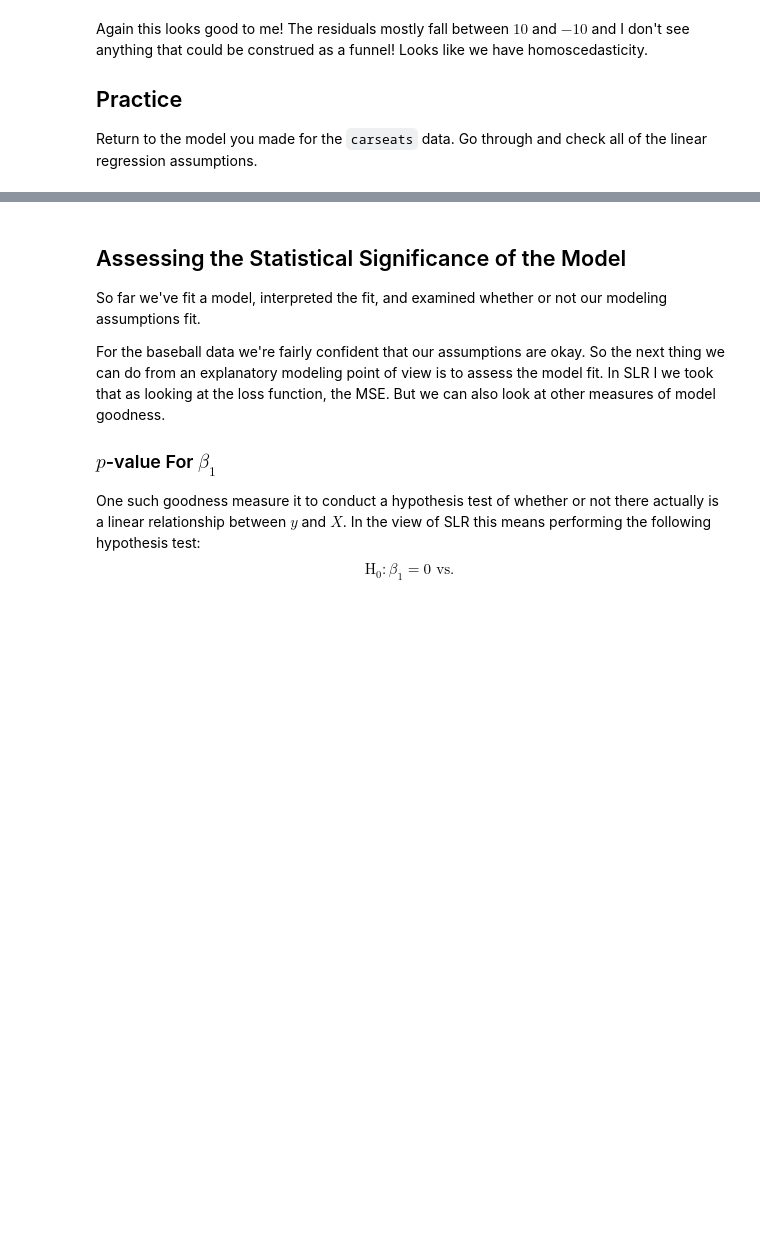
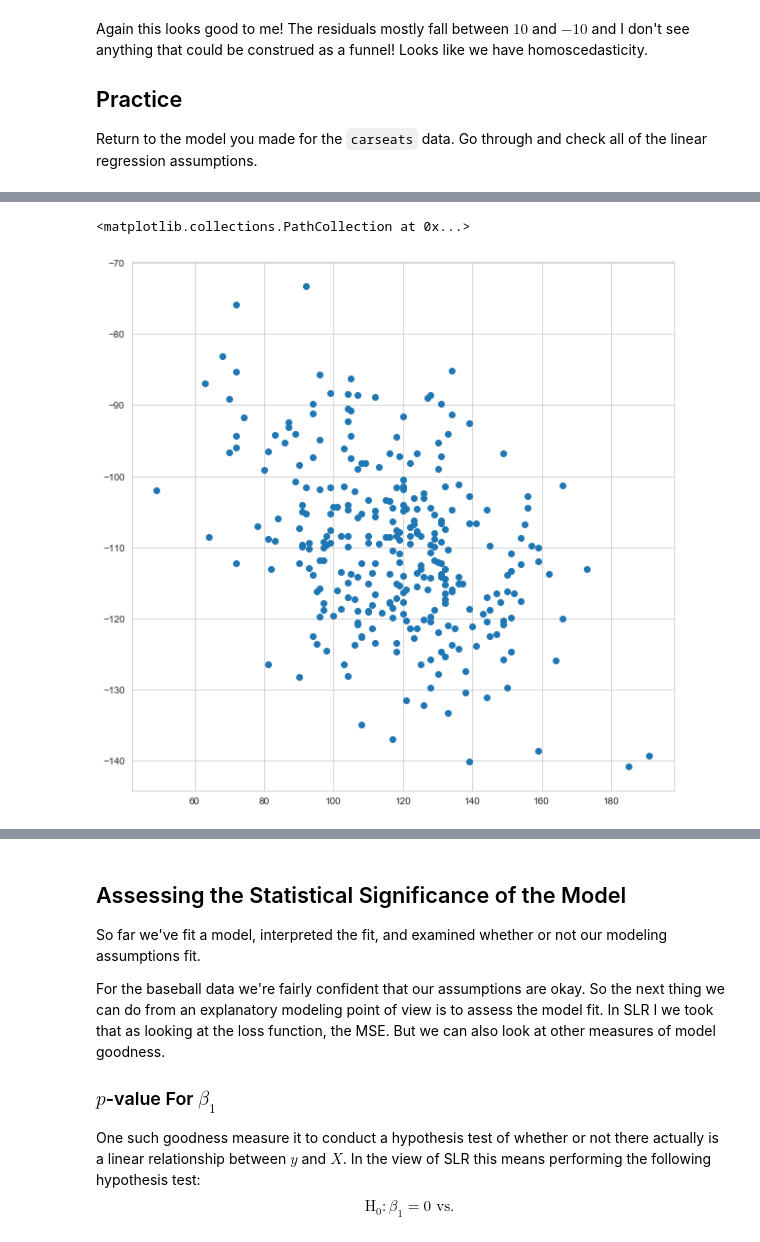
Before and after one commit to yiwchen/Code2020Materials, a Jupyter notebook: Lectures/Regression/Notebook 2 - SLR II.ipynb, the cells around one changed output, grey strips where cells are left out. Drawn from its saved outputs; the diff is of its cells as text; code cells hidden in the pictures; blank space fills up the shorter version.

```diff
--- a/Lectures/Regression/Notebook 2 - SLR II.ipynb
+++ b/Lectures/Regression/Notebook 2 - SLR II.ipynb
@@ -320,2 +361,11 @@ Return to the model you made for the `carseats` data. Go through and check all o
+# %%
+### Code Here
+
+
+plt.figure(figsize=(10,10))
+plt.scatter(carseats_train.Price,res)
+# %% [output]
+<matplotlib.collections.PathCollection at 0x...>
+[figure, added]
 # %%
 ### Code Here
```
Also changed, not shown: parts of 20 cells of this notebook, 3 other files.
